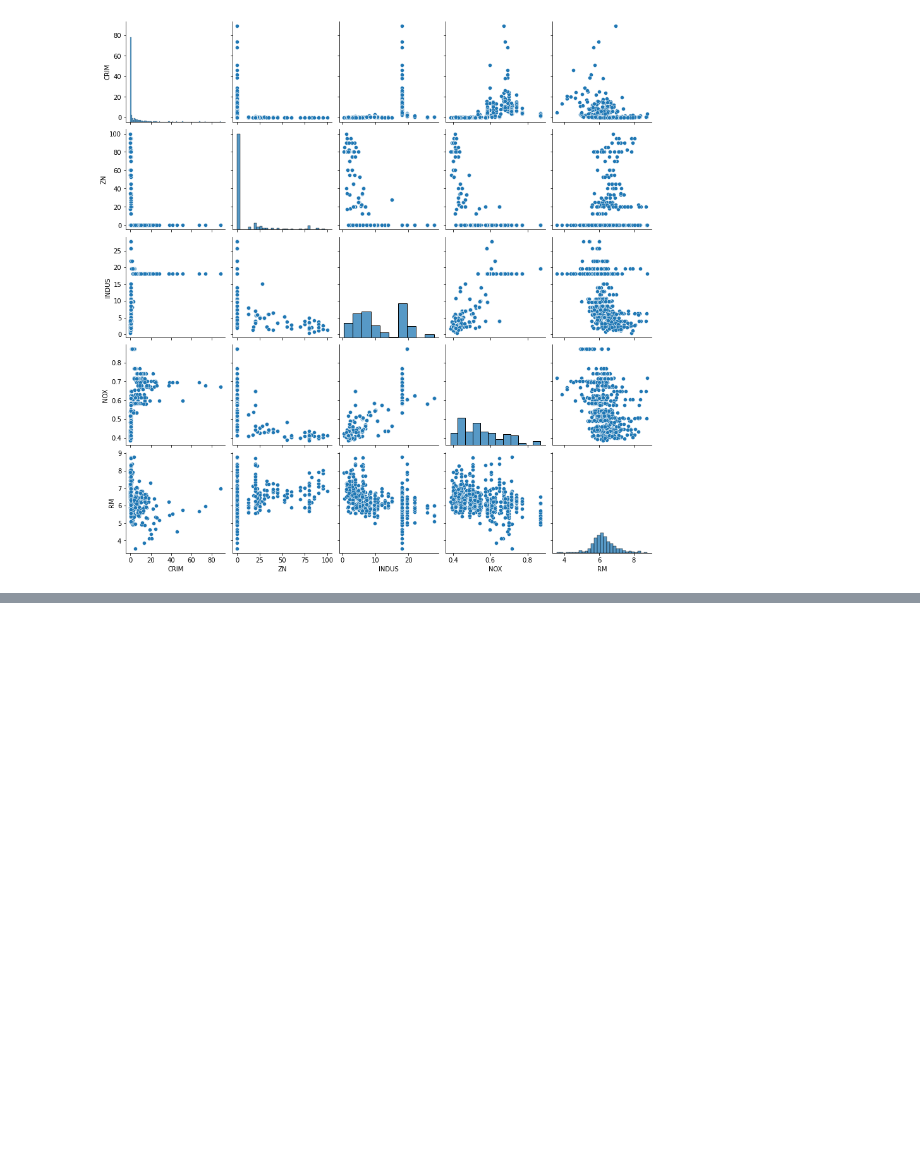
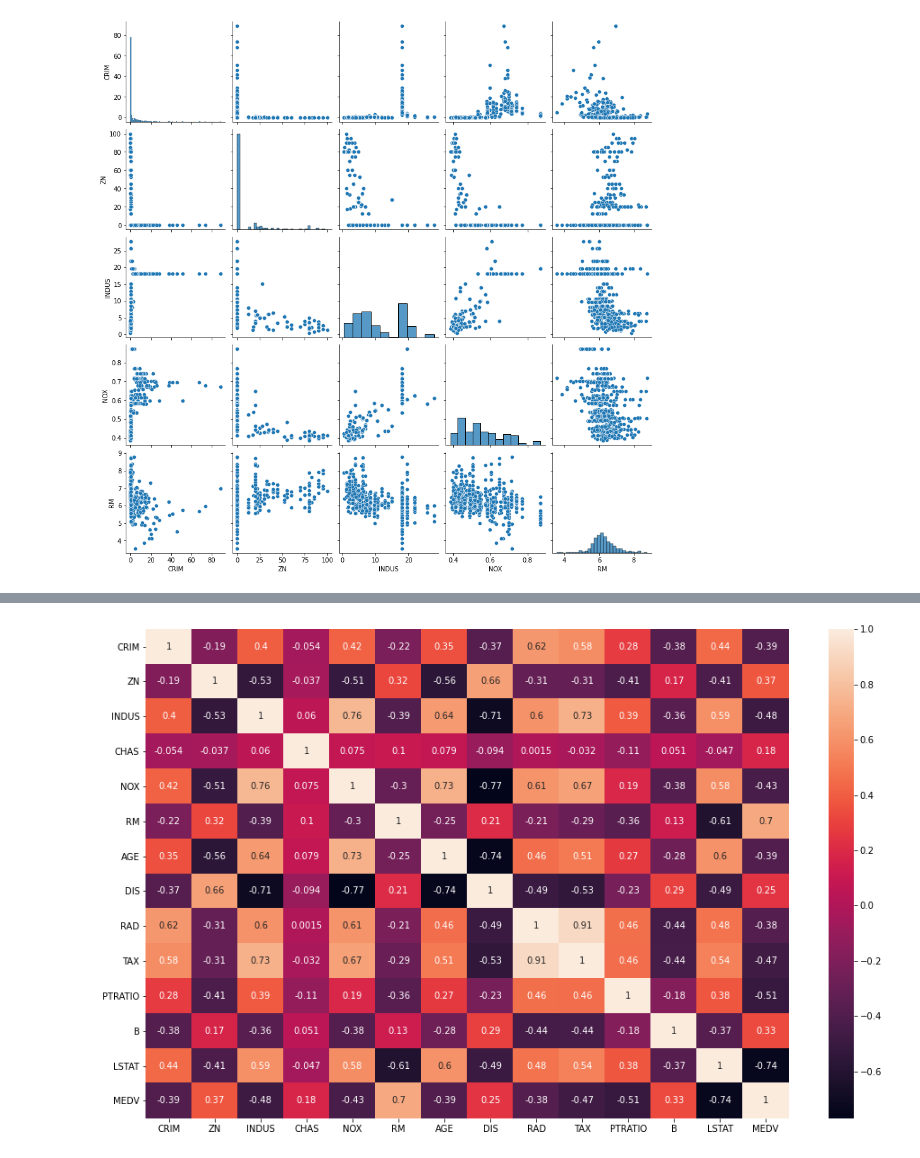
Before and after one commit to milu234/Project_Perseverance, a Jupyter notebook: Boston_Housing.ipynb, the cells around one changed output, grey strips where cells are left out. Saved outputs shown, nothing was run; the diff lists cells and outputs as text; code cells hidden in the pictures; blank space fills up the shorter version.

```diff
--- a/Boston_Housing.ipynb
+++ b/Boston_Housing.ipynb
@@ -55,0 +76,6 @@ plt.show()
+# %%
+plt.figure(figsize=(16,10))
+sns.heatmap(df.corr(), annot=True)
+plt.show()
+# %% [output]
+[figure, added]
```
Also changed, not shown: parts of 3 cells of this notebook.
